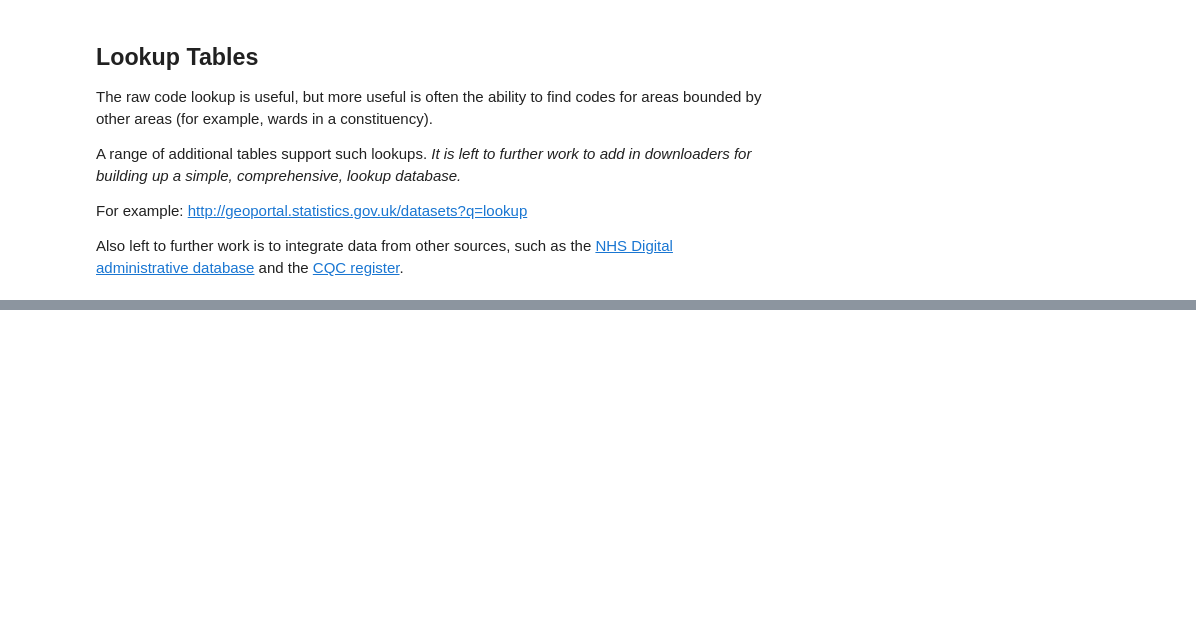
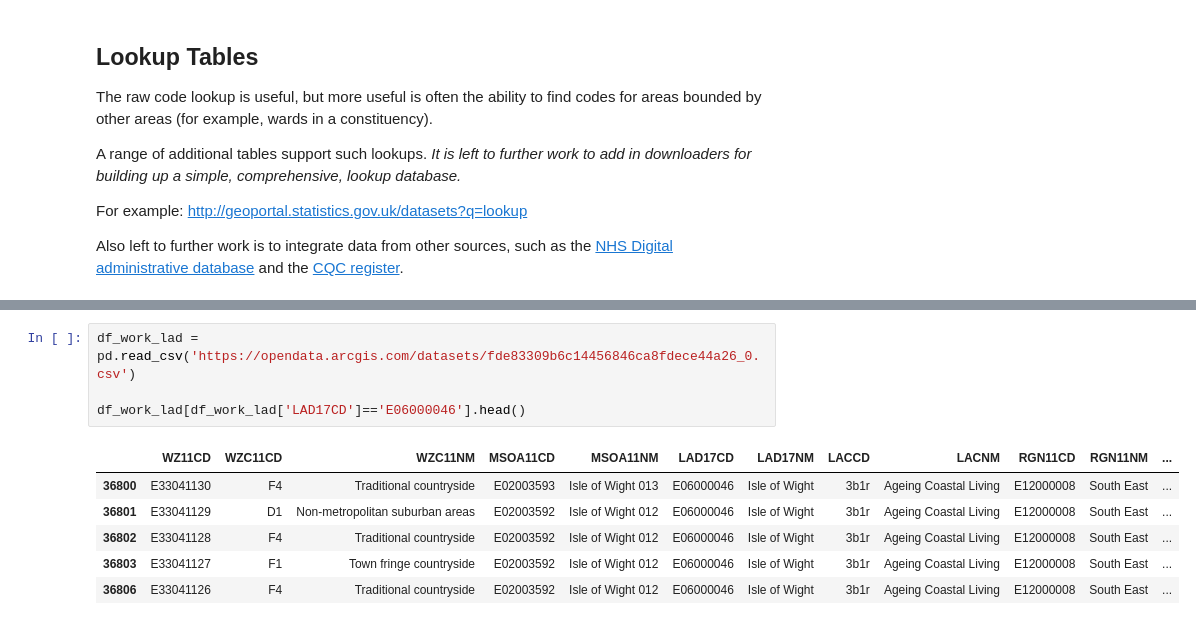
Before and after one commit to isleofdata/geodata, a Jupyter notebook: notebooks/geocodes.ipynb, the cells around one changed output, grey strips where cells are left out. Drawn from its saved outputs; the diff is of its cells as text; blank space fills up the shorter version.

Commit message:
Add code lookups and example ONS Boundary download
Closes https://github.com/isleofdata/geodata/issues/1
Closes https://github.com/isleofdata/geodata/issues/2

```diff
--- a/notebooks/geocodes.ipynb
+++ b/notebooks/geocodes.ipynb
@@ -323,0 +386,11 @@ Also left to further work is to integrate data from other sources, such as the [
+# %%
+df_work_lad = pd.read_csv('https://opendata.arcgis.com/datasets/fde83309b6c14456846ca8fdece44a26_0.csv')
+
+df_work_lad[df_work_lad['LAD17CD']=='E06000046'].head()
+# %% [output]
+|  | WZ11CD | WZC11CD | WZC11NM | MSOA11CD | MSOA11NM | LAD17CD | LAD17NM | LACCD | LACNM | RGN11CD | RGN11NM | ... |
+| 36800 | E33041130 | F4 | Traditional countryside | E02003593 | Isle of Wight 013 | E06000046 | Isle of Wight | 3b1r | Ageing Coastal Living | E12000008 | South East | ... |
+| 36801 | E33041129 | D1 | Non-metropolitan suburban areas | E02003592 | Isle of Wight 012 | E06000046 | Isle of Wight | 3b1r | Ageing Coastal Living | E12000008 | South East | ... |
+| 36802 | E33041128 | F4 | Traditional countryside | E02003592 | Isle of Wight 012 | E06000046 | Isle of Wight | 3b1r | Ageing Coastal Living | E12000008 | South East | ... |
+| 36803 | E33041127 | F1 | Town fringe countryside | E02003592 | Isle of Wight 012 | E06000046 | Isle of Wight | 3b1r | Ageing Coastal Living | E12000008 | South East | ... |
+| 36806 | E33041126 | F4 | Traditional countryside | E02003592 | Isle of Wight 012 | E06000046 | Isle of Wight | 3b1r | Ageing Coastal Living | E12000008 | South East | ... |
```
Also changed, not shown: parts of 9 cells of this notebook, 2 other files.
